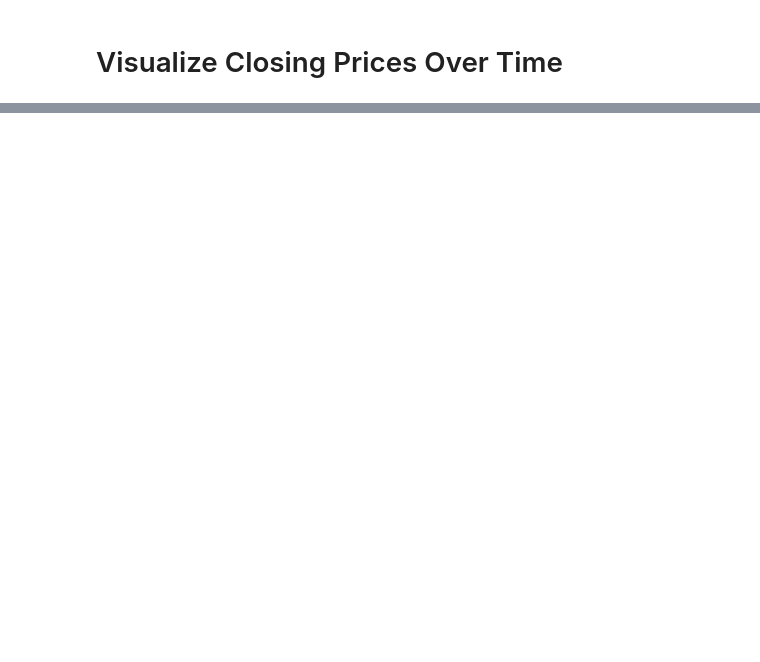
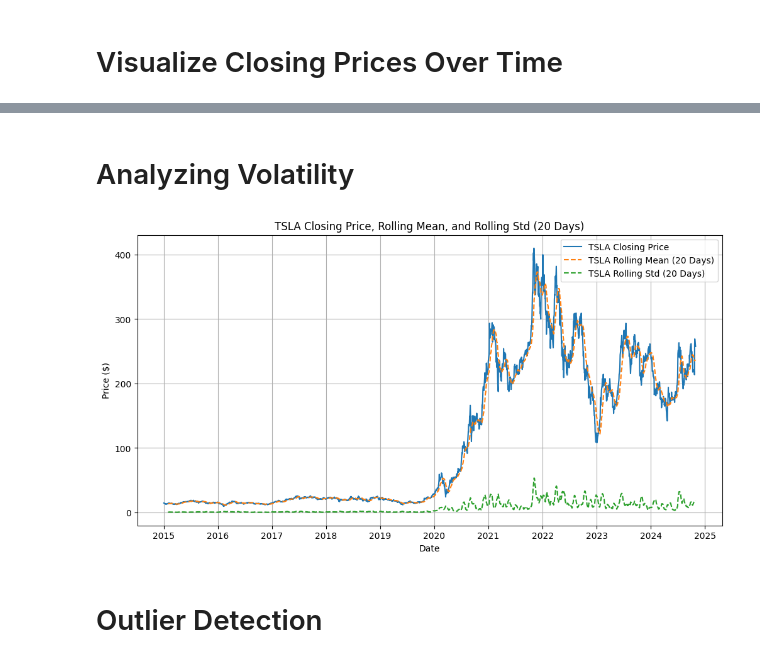
Before and after one commit to wubeabera123/GMF-Portfolio-Forecasting, a Jupyter notebook: notebooks/data_preparation_and_exploration.ipynb, the cells around one changed output, grey strips where cells are left out. Cells and saved outputs as stored; diff of their text form; code cells hidden in the pictures; blank space fills up the shorter version.

```diff
--- a/notebooks/data_preparation_and_exploration.ipynb
+++ b/notebooks/data_preparation_and_exploration.ipynb
@@ -83,0 +98,22 @@ plt.show()
+# %% [markdown]
+# Analyzing Volatility
+# %%
+# Calculate rolling mean and standard deviation (20 days window)
+rolling_mean = data['Close'].rolling(window=20).mean()
+rolling_std = data['Close'].rolling(window=20).std()
+
+# Plot rolling mean and standard deviation for TSLA as an example
+plt.figure(figsize=(12, 6))
+plt.plot(data['Close']['TSLA'], label='TSLA Closing Price')
+plt.plot(rolling_mean['TSLA'], label='TSLA Rolling Mean (20 Days)', linestyle='--')
+plt.plot(rolling_std['TSLA'], label='TSLA Rolling Std (20 Days)', linestyle='--')
+plt.title('TSLA Closing Price, Rolling Mean, and Rolling Std (20 Days)')
+plt.xlabel('Date')
+plt.ylabel('Price ($)')
+plt.legend()
+plt.grid(True)
+plt.show()
+# %% [output]
+[figure, added]
+# %% [markdown]
+# Outlier Detection
```
Also changed, not shown: parts of 12 cells of this notebook.
